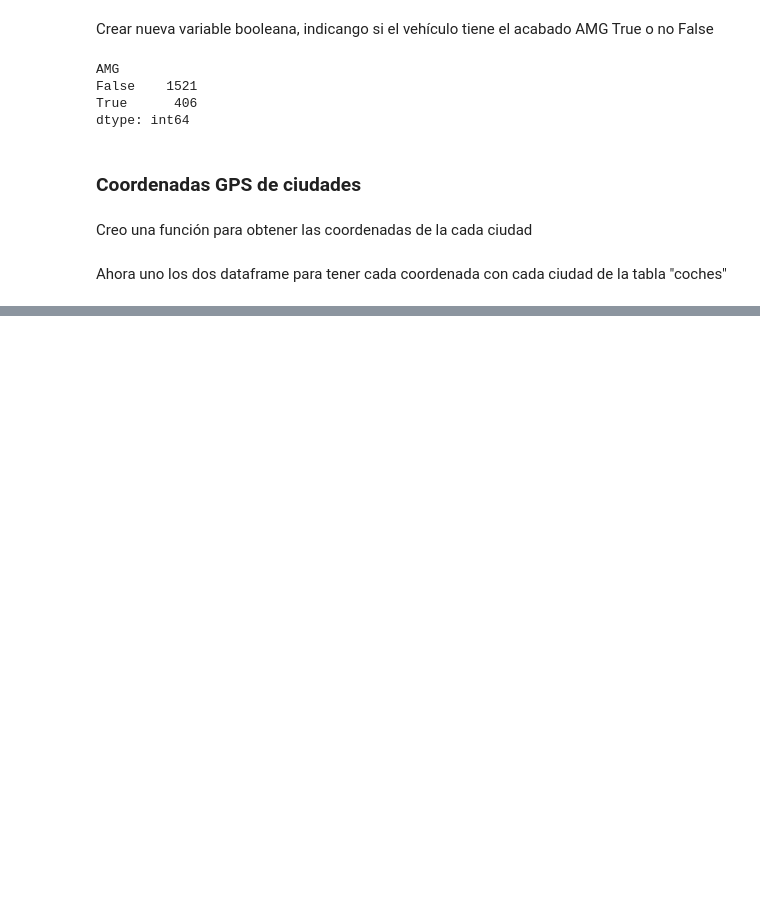
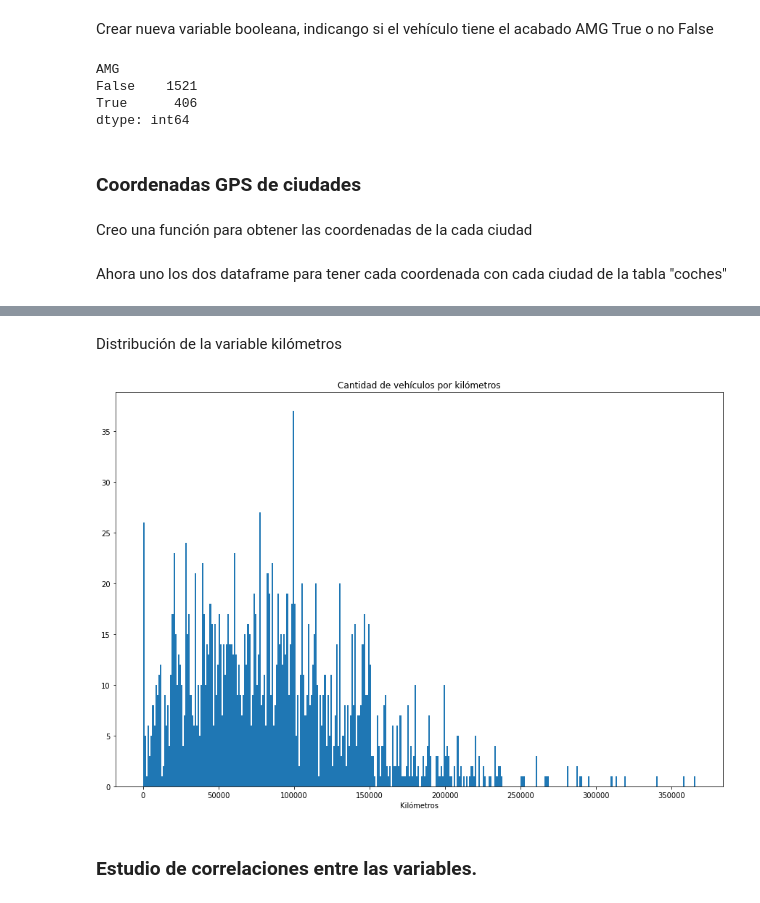
Before and after one commit to JAlonMor/Webscraping, a Jupyter notebook: EDA_coches.ipynb, the cells around one changed output, grey strips where cells are left out. Drawn from its saved outputs; the diff is of its cells as text; code cells hidden in the pictures; blank space fills up the shorter version.

```diff
--- a/EDA_coches.ipynb
+++ b/EDA_coches.ipynb
@@ -298,0 +411,16 @@ coches.head()
+# %% [markdown]
+Distribución de la variable kilómetros
+# %%
+# Creando el histograma
+binsize = 1000
+bins = np.arange(0, coches['kilometros'].max()+binsize, binsize)
+
+plt.figure(figsize=[15, 10])
+plt.hist(data = coches, x = 'kilometros', bins = bins)
+plt.xlabel('Kilómetros')
+plt.title('Cantidad de vehículos por kilómetros')
+plt.show();
+# %% [output]
+[figure, added]
+# %% [markdown]
+### Estudio de correlaciones entre las variables.
```
Also changed, not shown: parts of 28 cells of this notebook.
